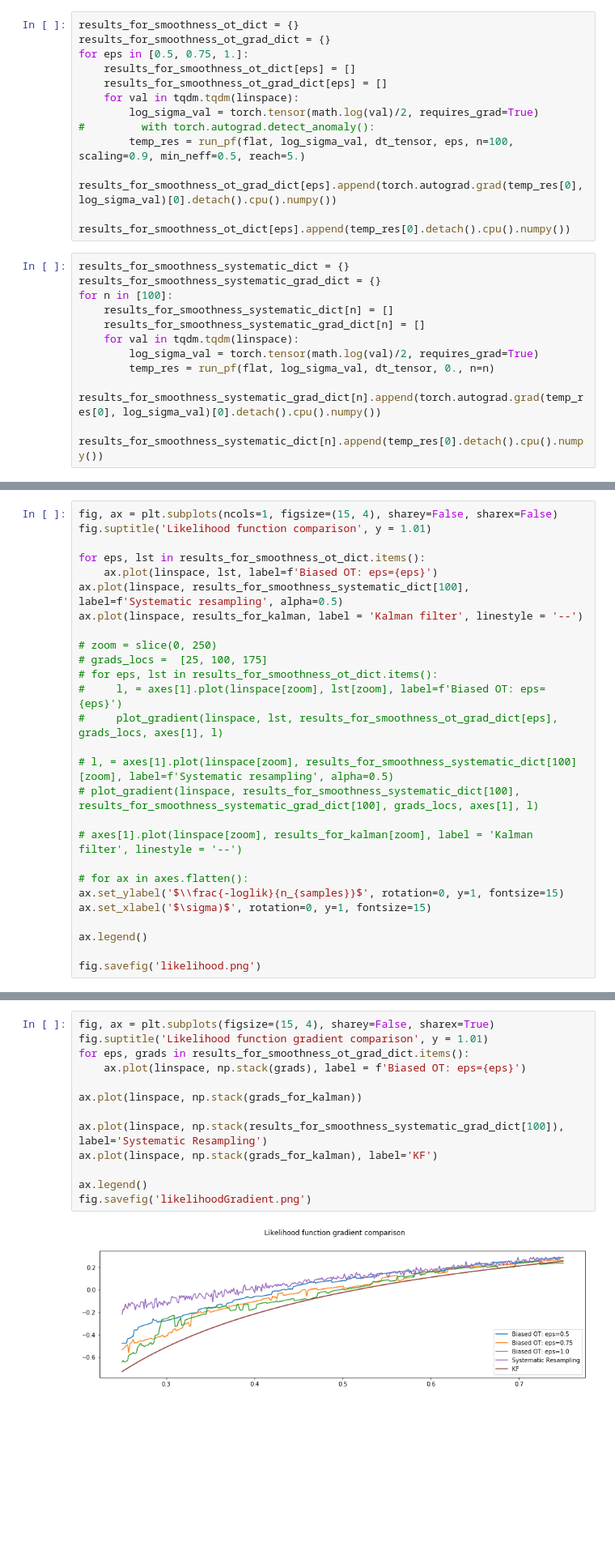
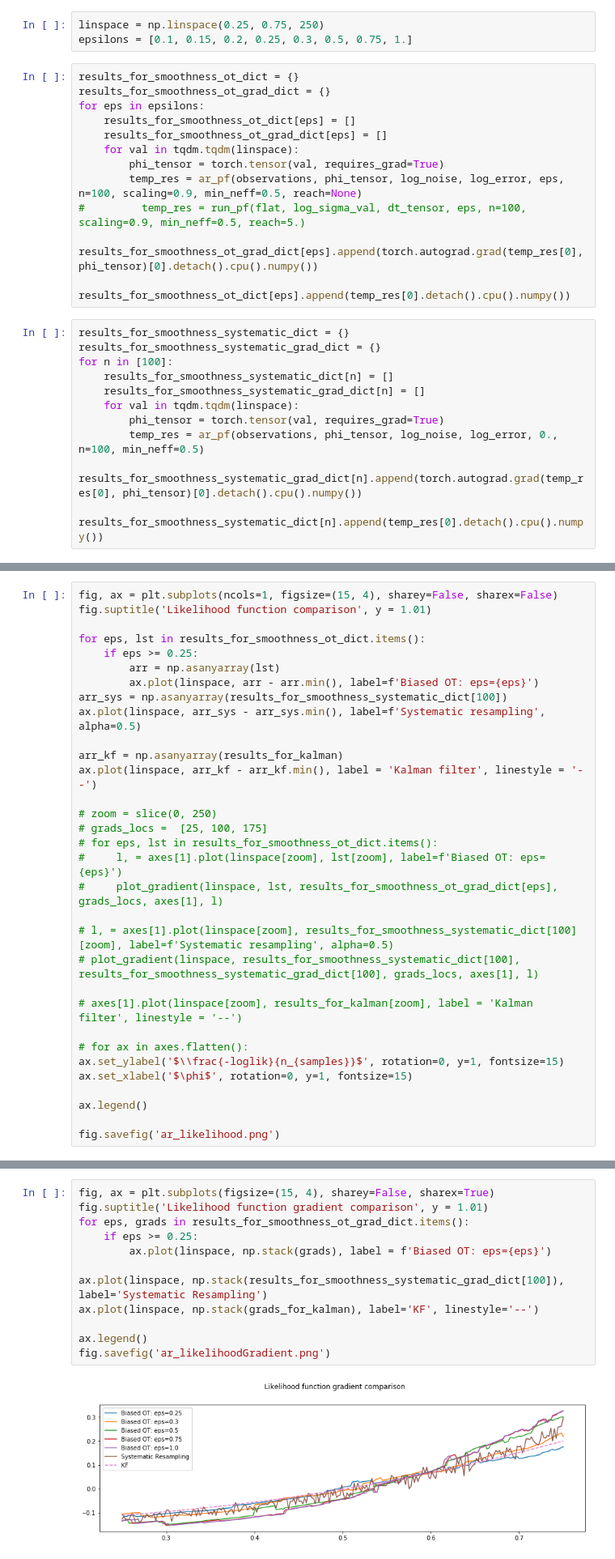
Before and after one commit to AdrienCorenflos/PFlow, a Jupyter notebook: TransportedPFExample.ipynb, the cells around one changed output, grey strips where cells are left out. Shown: that part at 81% size. Saved outputs shown, nothing was run; the diff lists cells and outputs as text; blank space fills up the shorter version.

```diff
--- a/TransportedPFExample.ipynb
+++ b/TransportedPFExample.ipynb
@@ -310,14 +188,17 @@ linspace = np.linspace(0.25, 0.75, 400)
+# %%
+linspace = np.linspace(0.25, 0.75, 250)
+epsilons = [0.1, 0.15, 0.2, 0.25, 0.3, 0.5, 0.75, 1.]
 # %%
 results_for_smoothness_ot_dict = {}
 results_for_smoothness_ot_grad_dict = {}
-for eps in [0.5, 0.75, 1.]:
+for eps in epsilons:
     results_for_smoothness_ot_dict[eps] = []
     results_for_smoothness_ot_grad_dict[eps] = []
     for val in tqdm.tqdm(linspace):
-        log_sigma_val = torch.tensor(math.log(val)/2, requires_grad=True)
-#         with torch.autograd.detect_anomaly():
-        temp_res = run_pf(flat, log_sigma_val, dt_tensor, eps, n=100, scaling=0.9, min_neff=0.5, reach=5.)
-        results_for_smoothness_ot_grad_dict[eps].append(torch.autograd.grad(temp_res[0], log_sigma_val)[0].detach().cpu().numpy())
+        phi_tensor = torch.tensor(val, requires_grad=True)
+        temp_res = ar_pf(observations, phi_tensor, log_noise, log_error, eps, n=100, scaling=0.9, min_neff=0.5, reach=None)
+#         temp_res = run_pf(flat, log_sigma_val, dt_tensor, eps, n=100, scaling=0.9, min_neff=0.5, reach=5.)
+        results_for_smoothness_ot_grad_dict[eps].append(torch.autograd.grad(temp_res[0], phi_tensor)[0].detach().cpu().numpy())
         results_for_smoothness_ot_dict[eps].append(temp_res[0].detach().cpu().numpy())
 # %%
 results_for_smoothness_systematic_dict = {}
@@ -326,9 +207,9 @@ for n in [100]:
     results_for_smoothness_systematic_dict[n] = []
     results_for_smoothness_systematic_grad_dict[n] = []
     for val in tqdm.tqdm(linspace):
-        log_sigma_val = torch.tensor(math.log(val)/2, requires_grad=True)
-        temp_res = run_pf(flat, log_sigma_val, dt_tensor, 0., n=n)
-        results_for_smoothness_systematic_grad_dict[n].append(torch.autograd.grad(temp_res[0], log_sigma_val)[0].detach().cpu().numpy())
+        phi_tensor = torch.tensor(val, requires_grad=True)
+        temp_res = ar_pf(observations, phi_tensor, log_noise, log_error, 0., n=100, min_neff=0.5)
+        results_for_smoothness_systematic_grad_dict[n].append(torch.autograd.grad(temp_res[0], phi_tensor)[0].detach().cpu().numpy())
         results_for_smoothness_systematic_dict[n].append(temp_res[0].detach().cpu().numpy())
 # %%
 # results_for_learnt_ot_dict = {}
@@ -379,9 +252,14 @@ fig, ax = plt.subplots(ncols=1, figsize=(15, 4), sharey=False, sharex=False)
 fig.suptitle('Likelihood function comparison', y = 1.01)
 
 for eps, lst in results_for_smoothness_ot_dict.items():
-    ax.plot(linspace, lst, label=f'Biased OT: eps={eps}')
-ax.plot(linspace, results_for_smoothness_systematic_dict[100], label=f'Systematic resampling', alpha=0.5)
-ax.plot(linspace, results_for_kalman, label = 'Kalman filter', linestyle = '--')
+    if eps >= 0.25:
+        arr = np.asanyarray(lst)
+        ax.plot(linspace, arr - arr.min(), label=f'Biased OT: eps={eps}')
+arr_sys = np.asanyarray(results_for_smoothness_systematic_dict[100])
+ax.plot(linspace, arr_sys - arr_sys.min(), label=f'Systematic resampling', alpha=0.5)
+
+arr_kf = np.asanyarray(results_for_kalman)
+ax.plot(linspace, arr_kf - arr_kf.min(), label = 'Kalman filter', linestyle = '--')
 
 # zoom = slice(0, 250)
 # grads_locs =  [25, 100, 175]
@@ -396,9 +274,9 @@ ax.plot(linspace, results_for_kalman, label = 'Kalman filter', linestyle = '--')
 
 # for ax in axes.flatten():
 ax.set_ylabel('$\\frac{-loglik}{n_{samples}}$', rotation=0, y=1, fontsize=15)
-ax.set_xlabel('$\sigma)$', rotation=0, y=1, fontsize=15)
+ax.set_xlabel('$\phi$', rotation=0, y=1, fontsize=15)
 
 ax.legend()
 
-fig.savefig('likelihood.png')
+fig.savefig('ar_likelihood.png')
 # %% [output]
@@ -406,15 +284,14 @@ fig.savefig('likelihood.png')
 # %%
 fig, ax = plt.subplots(figsize=(15, 4), sharey=False, sharex=True)
 fig.suptitle('Likelihood function gradient comparison', y = 1.01)
 for eps, grads in results_for_smoothness_ot_grad_dict.items():
-    ax.plot(linspace, np.stack(grads), label = f'Biased OT: eps={eps}')
-
-ax.plot(linspace, np.stack(grads_for_kalman))
+    if eps >= 0.25:
+        ax.plot(linspace, np.stack(grads), label = f'Biased OT: eps={eps}')
 
 ax.plot(linspace, np.stack(results_for_smoothness_systematic_grad_dict[100]), label='Systematic Resampling')
-ax.plot(linspace, np.stack(grads_for_kalman), label='KF')
+ax.plot(linspace, np.stack(grads_for_kalman), label='KF', linestyle='--')
 
 ax.legend()
-fig.savefig('likelihoodGradient.png')
+fig.savefig('ar_likelihoodGradient.png')
 # %% [output]
-[figure, old version]
+[figure, new version]
```
Also changed, not shown: parts of 29 cells of this notebook, 2 other files.
